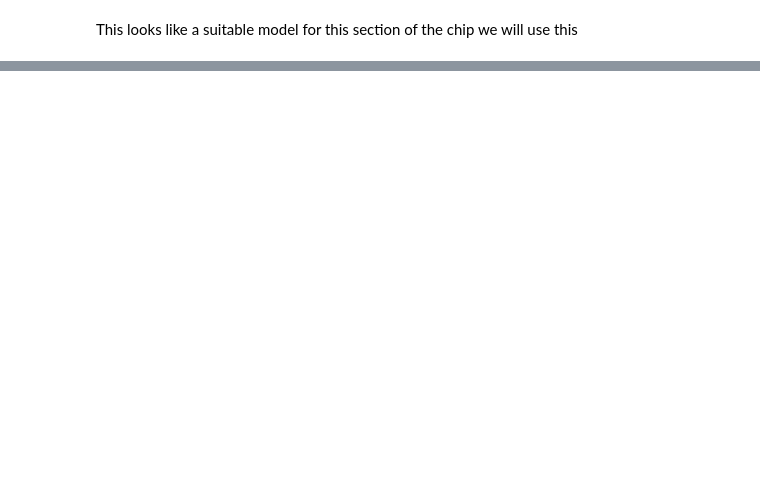
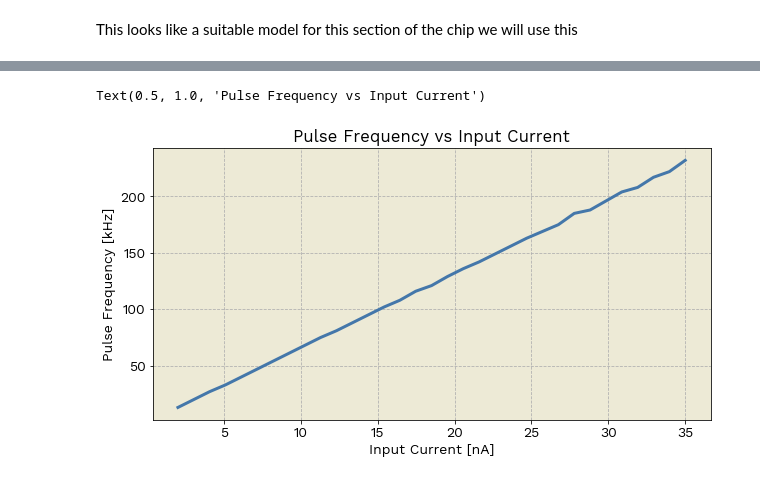
Before and after one commit to clocktop/feature_extractor_model, a Jupyter notebook: feature_extractor_model_exploration.ipynb, the cells around one changed output, grey strips where cells are left out. Cells and saved outputs as stored; diff of their text form; code cells hidden in the pictures; blank space fills up the shorter version.

```diff
--- a/feature_extractor_model_exploration.ipynb
+++ b/feature_extractor_model_exploration.ipynb
@@ -154,0 +271,39 @@ This looks like a suitable model for this section of the chip we will use this
+# %%
+# set dT by using the sample rate step time for the patch data this is 4000Hz sample rate
+
+time_ms = .001
+dt = .001/10000
+time = np.linspace(0, time_ms, int(time_ms/dt))
+
+I = np.linspace(2,35,(35-2))*1e-9
+
+c = 250e-15
+
+
+pulse_freq = np.zeros(len(I))
+for outterindex , current in enumerate(I):
+    Vx = np.zeros(len(time))
+    pulses = np.zeros(len(time))
+    for index, _ in enumerate(time):
+        if index == 0:
+            pass
+        else:
+            Vx[index] = Vx[index - 1] + (1/c)*dt*current
+            #print(Vx[index])
+
+            if Vx[index] > 0.6:
+                pulses[index] = 1
+                Vx[index] = 0
+
+    pulse_freq[outterindex] = sum(pulses)/0.001
+
+
+fig, ax = plt.subplots(figsize=[10,5])
+
+ax.plot(I*1e9,pulse_freq*1e-3)
+ax.set_xlabel("Input Current [nA]")
+ax.set_ylabel("Pulse Frequency [kHz]")
+ax.set_title("Pulse Frequency vs Input Current")
+# %% [output]
+Text(0.5, 1.0, 'Pulse Frequency vs Input Current')
+[figure, added]
```
Also changed, not shown: parts of 28 cells of this notebook, 8 other files.
